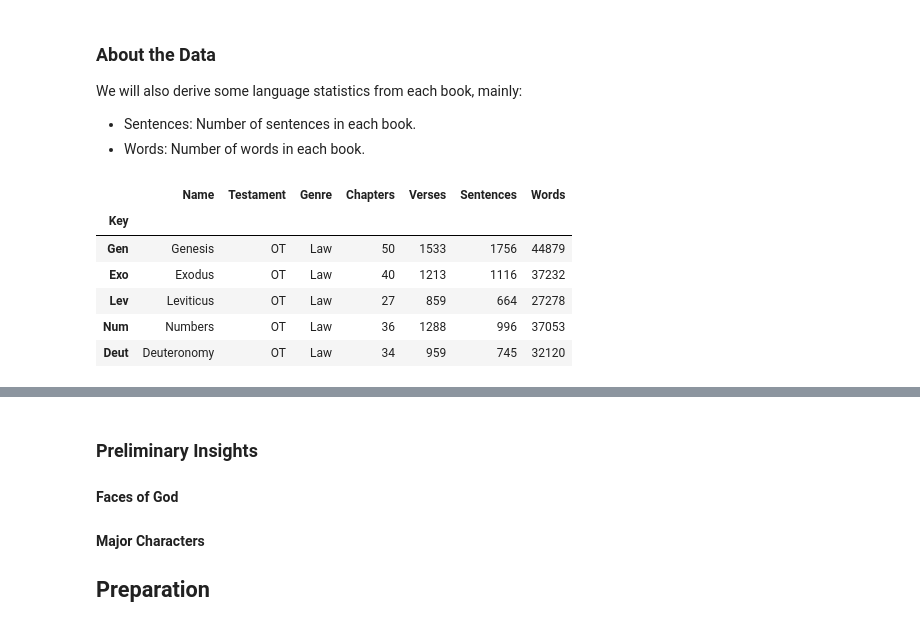
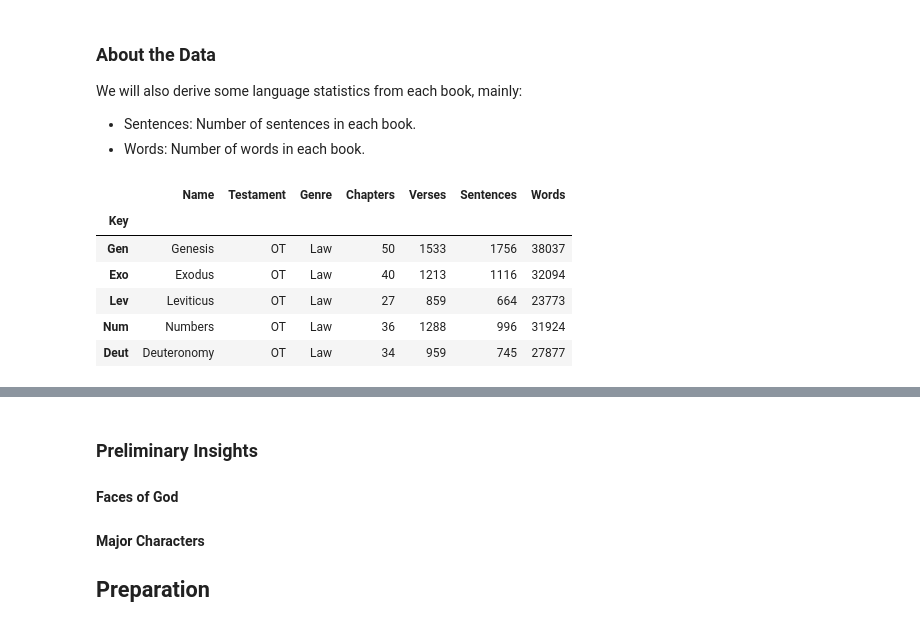
Before and after one commit to lemuelkumarga/bible-network, a Jupyter notebook: main.ipynb, the cells around one changed output, grey strips where cells are left out. Drawn from its saved outputs; the diff is of its cells as text; code cells hidden in the pictures.

```diff
--- a/main.ipynb
+++ b/main.ipynb
@@ -96,26 +97,27 @@ We will also derive some language statistics from each book, mainly:
 # %%
 # Add Sentences and Words columns
 bible["Sentences"] = pd.Series(0, index=bible.index)
 bible["Words"] = pd.Series(0, index=bible.index)
 
 # Save Tokens
 sent_tokens = OrderedDict()
 word_tokens = OrderedDict()
 
 for i, r in bible[["Text"]].iterrows():
     txt = r.str.cat()
     sent_tokens[i] = sent_tokenize(txt)
     word_tokens[i] = word_tokenize(txt)
     bible.at[i,'Sentences'] = len(sent_tokens[i])
-    bible.at[i,'Words'] = len(word_tokens[i])
+    # Remove Punctuation
+    bible.at[i,'Words'] = len([w for w in word_tokens[i] if re.match('\w+',w)])
 
 # Show
 bible[["Name","Testament","Genre","Chapters","Verses","Sentences","Words"]].head(5)
 # %% [output]
 |  | Name | Testament | Genre | Chapters | Verses | Sentences | Words |
 | Key |  |  |  |  |  |  |  |
-| Gen | Genesis | OT | Law | 50 | 1533 | 1756 | 44879 |
-| Exo | Exodus | OT | Law | 40 | 1213 | 1116 | 37232 |
-| Lev | Leviticus | OT | Law | 27 | 859 | 664 | 27278 |
-| Num | Numbers | OT | Law | 36 | 1288 | 996 | 37053 |
-| Deut | Deuteronomy | OT | Law | 34 | 959 | 745 | 32120 |
+| Gen | Genesis | OT | Law | 50 | 1533 | 1756 | 38037 |
+| Exo | Exodus | OT | Law | 40 | 1213 | 1116 | 32094 |
+| Lev | Leviticus | OT | Law | 27 | 859 | 664 | 23773 |
+| Num | Numbers | OT | Law | 36 | 1288 | 996 | 31924 |
+| Deut | Deuteronomy | OT | Law | 34 | 959 | 745 | 27877 |
```
Also changed, not shown: parts of 9 cells of this notebook, 1 other file.
